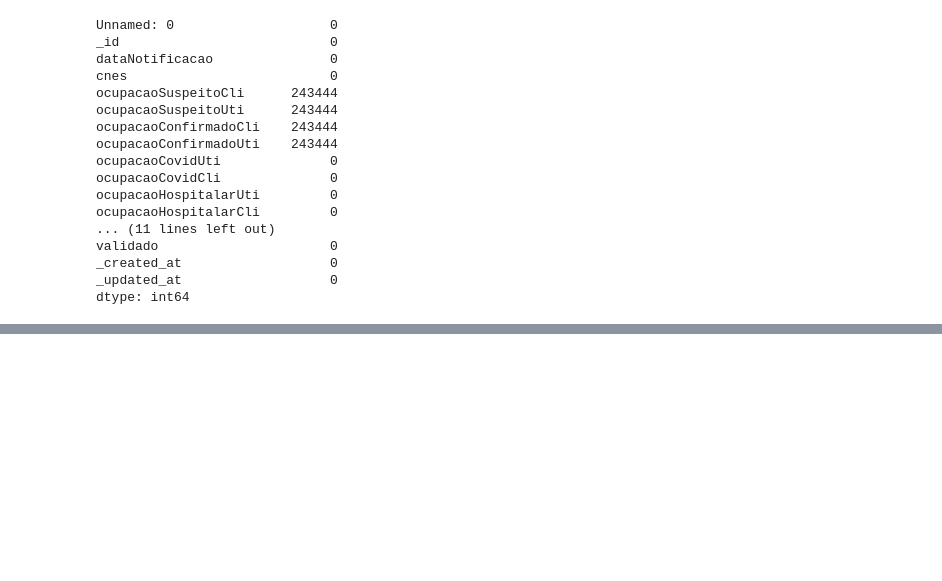
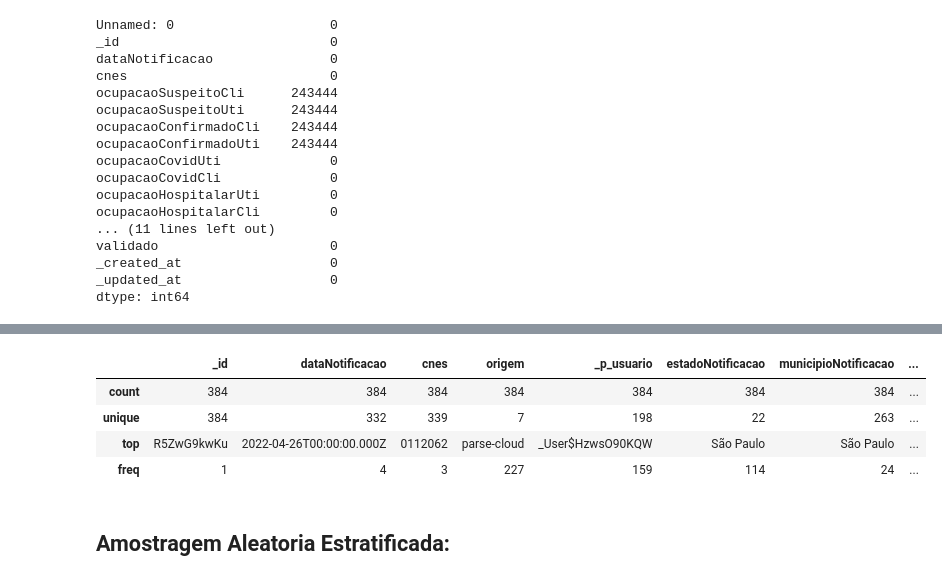
Before and after one commit to Gus-1003/Projetos_Geoestatistica, a Jupyter notebook: DataSus_Brasil_2022/DataSus_Leitos.ipynb, the cells around one changed output, grey strips where cells are left out. Drawn from its saved outputs; the diff is of its cells as text; code cells hidden in the pictures; blank space fills up the shorter version.

```diff
--- a/DataSus_Brasil_2022/DataSus_Leitos.ipynb
+++ b/DataSus_Brasil_2022/DataSus_Leitos.ipynb
@@ -135,0 +126,3 @@ Amostras
+# %%
+dados_sample = dados.sample(n=384)
+dados_sample.info()
@@ -135,0 +147,10 @@ Amostras
+# %%
+dados_sample.describe(include='object')
+# %% [output]
+|  | _id | dataNotificacao | cnes | origem | _p_usuario | estadoNotificacao | municipioNotificacao | ... |
+| count | 384 | 384 | 384 | 384 | 384 | 384 | 384 | ... |
+| unique | 384 | 332 | 339 | 7 | 198 | 22 | 263 | ... |
+| top | R5ZwG9kwKu | 2022-04-26T00:00:00.000Z | 0112062 | parse-cloud | _User$HzwsO90KQW | São Paulo | São Paulo | ... |
+| freq | 1 | 4 | 3 | 227 | 159 | 114 | 24 | ... |
+# %% [markdown]
+## Amostragem Aleatoria Estratificada:
```
Also changed, not shown: parts of 13 cells of this notebook.
